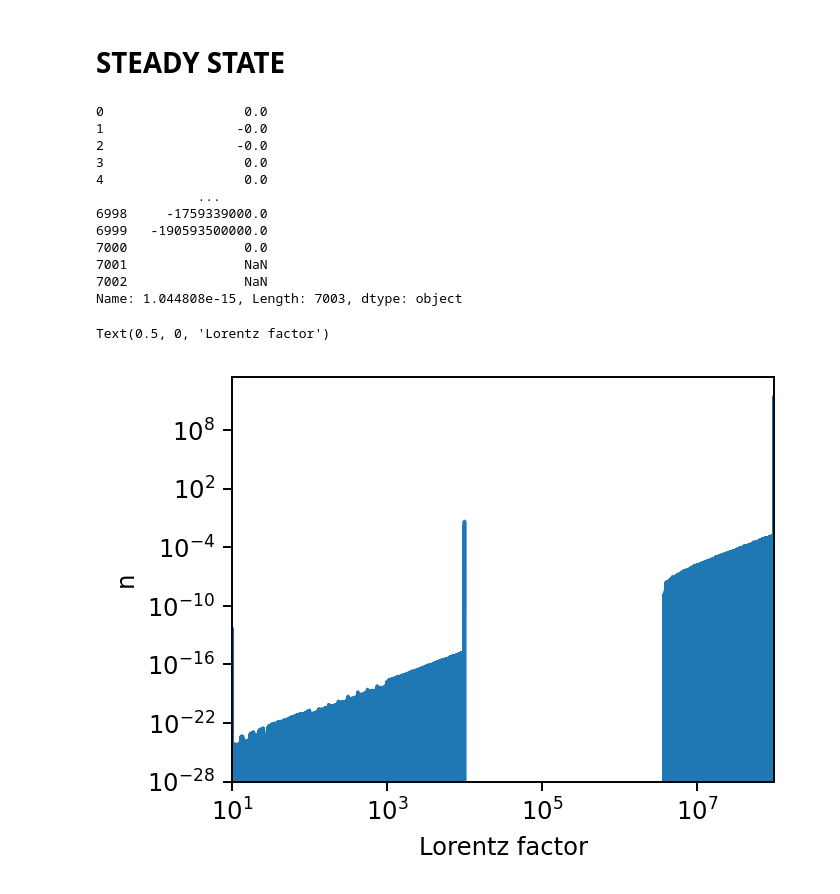
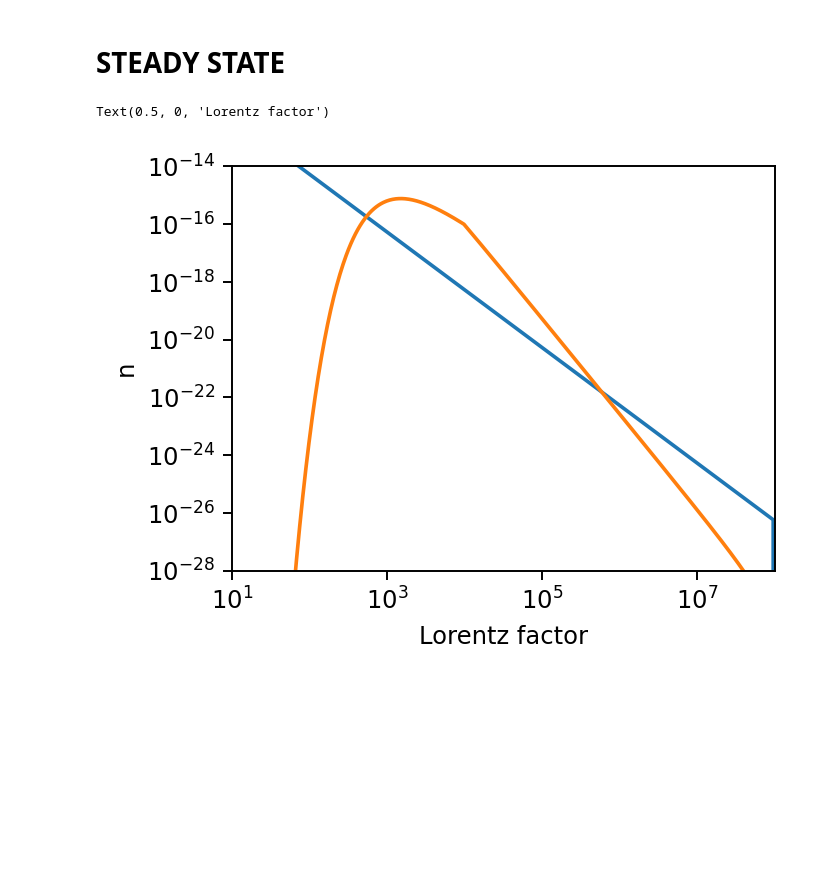
Before and after one commit to me623/Mphys_modelling, a Jupyter notebook: plotting.ipynb, the cells around one changed output. Cells and saved outputs as stored; diff of their text form; code cells hidden in the pictures; blank space fills up the shorter version.

Commit message:
fixed log stepping and steady state non log stepping

```diff
--- a/plotting.ipynb
+++ b/plotting.ipynb
@@ -396,37 +423,29 @@ Text(0.5, 0, 'Lorentz factor')
 # %% [markdown]
 # STEADY STATE
 # %%
-plt.figure(figsize=[4,3])
-sim_data=pd.read_csv(r"C:\Users\morga\Masters Year\Modelling\Mphys_modelling\csv_data\steady_state\simulation_data.csv",
-header=None)
-sim_data=sim_data.T
+# Set display options for precision
+pd.set_option('display.float_format', '{:.10e}'.format)
+
+# Example code
+plt.figure(figsize=[4, 3])
+sim_data = pd.read_csv(r"C:\Users\morga\Masters Year\Modelling\Mphys_modelling\csv_data\steady_state\B1000.csv", header=None)
+
+sim_data = sim_data.T
 sim_data.columns = sim_data.iloc[0]
 sim_data = sim_data[1:]
 sim_data.reset_index(drop=True, inplace=True)
-print(sim_data.iloc[:,-1])
-#plt.plot(sim_data["gamma"], sim_data.iloc[:,1])
+#print(sim_data.to_string())
+plt.plot(sim_data["gamma"], sim_data.iloc[:, 1])
 plt.plot(sim_data["gamma"], sim_data.iloc[:,-1])
 plt.ylabel("n")
 plt.yscale("log")
 plt.xscale("log")
-plt.ylim(1e-28)
+plt.ylim(1e-28, 1e-14)
 plt.xlim(1e1, 1e8)
 plt.xlabel("Lorentz factor")
 # %% [output]
-0                  0.0
-1                 -0.0
-2                 -0.0
-3                  0.0
-4                  0.0
-             ...
-6998     -1759339000.0
-6999   -190593500000.0
-7000               0.0
-7001               NaN
-7002               NaN
-Name: 1.044808e-15, Length: 7003, dtype: object
+Text(0.5, 0, 'Lorentz factor')
-Text(0.5, 0, 'Lorentz factor')
-[figure, old version]
+[figure, new version]
 # %%
 files = ["B 100.csv","B 250.csv","B 500.csv","B1000.csv","B1500.csv","B2000.csv"]
 names = ["B = 0.1", "B = 0.25", "B = 0.5", "B = 1.0", "B = 1.5", "B = 2.0"]
```
Also changed, not shown: parts of 10 cells of this notebook, 5 other files.
